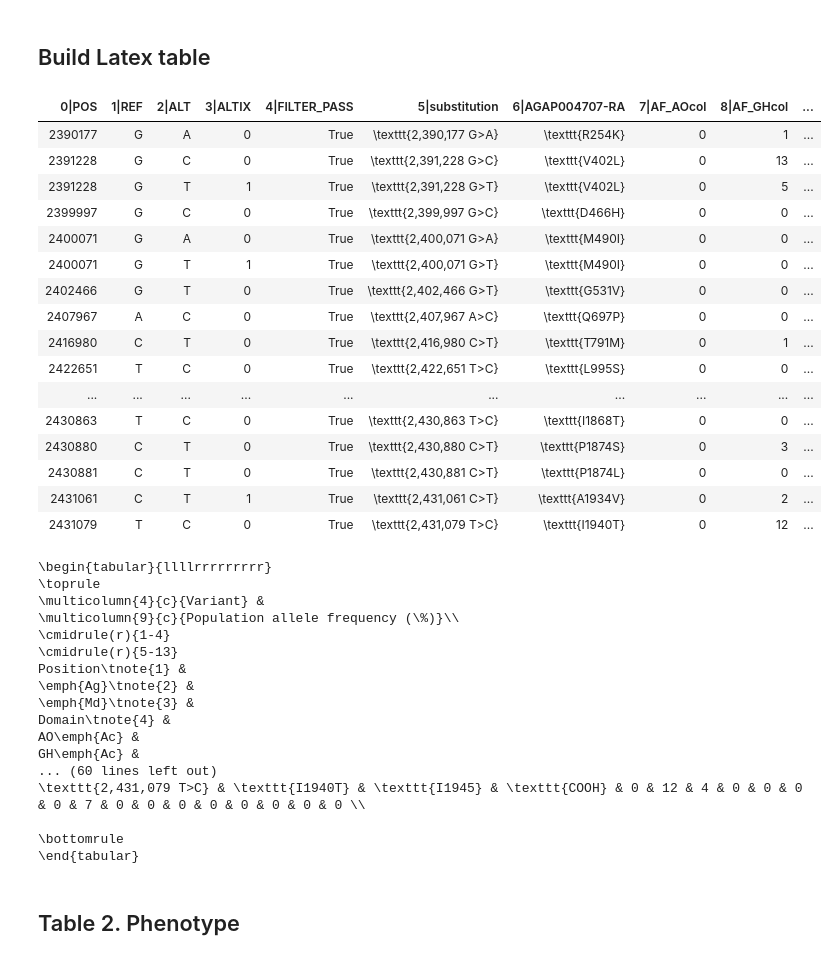
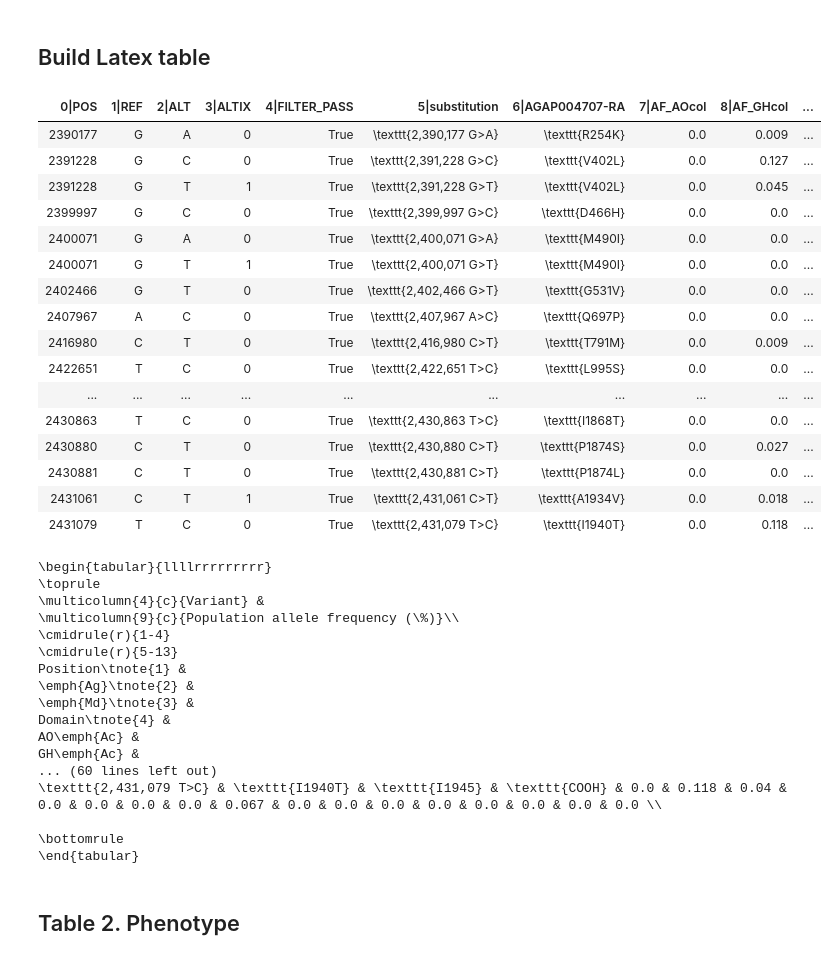
Before and after one commit to malariagen/ag1000g-phase2-vgsc-report, a Jupyter notebook: notebooks/table_Phase_2_vgsv_variants_missense_display.ipynb, the cells around one changed output. Drawn from its saved outputs; the diff is of its cells as text; code cells hidden in the pictures.

Commit message:
rounds allele freq to 3dp - see if it fits in table

```diff
--- a/notebooks/table_Phase_2_vgsv_variants_missense_display.ipynb
+++ b/notebooks/table_Phase_2_vgsv_variants_missense_display.ipynb
@@ -122,45 +122,45 @@ tbl_function = etl.wrap([
 ])
 # %%
 pop_ids = phase2_ar1.pop_ids
-
 tbl_variants_display = (
     tbl_variants_selected
     # keep only the fields we need
     .cut(['POS', 'REF', 'ALT', 'ALTIX', 'FILTER_PASS', 'AGAP004707-RA'] +
          ['AF_' + p for p in pop_ids])
     # join in function
     .leftjoin(tbl_function, key='AGAP004707-RA', missing='')
     # resort by position
     .sort(key='POS')
     # round allele frequencies to integer
-    .convert(['AF_' + p for p in pop_ids], lambda v: int(np.rint(v * 100)))
+    #.convert(['AF_' + p for p in pop_ids], lambda v: int(np.rint(v * 100)))
+    .convert(['AF_' + p for p in pop_ids], lambda v: round(v,3))
     # add the column of M. domestica codons
     .addcolumn('Md', MD_fix)
     # add a formatted "substitution" field
     .addfield('substitution', lambda row: '{:,} {}>{}'.format(row['POS'], row['REF'], row['ALT']), index=5)
     .convert(['substitution', 'Md', 'AGAP004707-RA', 'domain'], lambda v: r'\texttt{%s}' % v)
     .convert('substitution', lambda v, row: v + '*' if not row['FILTER_PASS'] else v, pass_row=True)
 #    .cutout('POS', 'REF', 'ALT', 'ALTIX', 'FILTER_PASS')
 )
 tbl_variants_display.displayall()
 # %% [output]
 | 0|POS | 1|REF | 2|ALT | 3|ALTIX | 4|FILTER_PASS | 5|substitution | 6|AGAP004707-RA | 7|AF_AOcol | 8|AF_GHcol | ... |
-| 2390177 | G | A | 0 | True | \texttt{2,390,177 G>A} | \texttt{R254K} | 0 | 1 | ... |
-| 2391228 | G | C | 0 | True | \texttt{2,391,228 G>C} | \texttt{V402L} | 0 | 13 | ... |
-| 2391228 | G | T | 1 | True | \texttt{2,391,228 G>T} | \texttt{V402L} | 0 | 5 | ... |
-| 2399997 | G | C | 0 | True | \texttt{2,399,997 G>C} | \texttt{D466H} | 0 | 0 | ... |
-| 2400071 | G | A | 0 | True | \texttt{2,400,071 G>A} | \texttt{M490I} | 0 | 0 | ... |
-| 2400071 | G | T | 1 | True | \texttt{2,400,071 G>T} | \texttt{M490I} | 0 | 0 | ... |
-| 2402466 | G | T | 0 | True | \texttt{2,402,466 G>T} | \texttt{G531V} | 0 | 0 | ... |
-| 2407967 | A | C | 0 | True | \texttt{2,407,967 A>C} | \texttt{Q697P} | 0 | 0 | ... |
-| 2416980 | C | T | 0 | True | \texttt{2,416,980 C>T} | \texttt{T791M} | 0 | 1 | ... |
-| 2422651 | T | C | 0 | True | \texttt{2,422,651 T>C} | \texttt{L995S} | 0 | 0 | ... |
+| 2390177 | G | A | 0 | True | \texttt{2,390,177 G>A} | \texttt{R254K} | 0.0 | 0.009 | ... |
+| 2391228 | G | C | 0 | True | \texttt{2,391,228 G>C} | \texttt{V402L} | 0.0 | 0.127 | ... |
+| 2391228 | G | T | 1 | True | \texttt{2,391,228 G>T} | \texttt{V402L} | 0.0 | 0.045 | ... |
+| 2399997 | G | C | 0 | True | \texttt{2,399,997 G>C} | \texttt{D466H} | 0.0 | 0.0 | ... |
+| 2400071 | G | A | 0 | True | \texttt{2,400,071 G>A} | \texttt{M490I} | 0.0 | 0.0 | ... |
+| 2400071 | G | T | 1 | True | \texttt{2,400,071 G>T} | \texttt{M490I} | 0.0 | 0.0 | ... |
+| 2402466 | G | T | 0 | True | \texttt{2,402,466 G>T} | \texttt{G531V} | 0.0 | 0.0 | ... |
+| 2407967 | A | C | 0 | True | \texttt{2,407,967 A>C} | \texttt{Q697P} | 0.0 | 0.0 | ... |
+| 2416980 | C | T | 0 | True | \texttt{2,416,980 C>T} | \texttt{T791M} | 0.0 | 0.009 | ... |
+| 2422651 | T | C | 0 | True | \texttt{2,422,651 T>C} | \texttt{L995S} | 0.0 | 0.0 | ... |
 | ... | ... | ... | ... | ... | ... | ... | ... | ... | ... |
-| 2430863 | T | C | 0 | True | \texttt{2,430,863 T>C} | \texttt{I1868T} | 0 | 0 | ... |
-| 2430880 | C | T | 0 | True | \texttt{2,430,880 C>T} | \texttt{P1874S} | 0 | 3 | ... |
-| 2430881 | C | T | 0 | True | \texttt{2,430,881 C>T} | \texttt{P1874L} | 0 | 0 | ... |
-| 2431061 | C | T | 1 | True | \texttt{2,431,061 C>T} | \texttt{A1934V} | 0 | 2 | ... |
-| 2431079 | T | C | 0 | True | \texttt{2,431,079 T>C} | \texttt{I1940T} | 0 | 12 | ... |
+| 2430863 | T | C | 0 | True | \texttt{2,430,863 T>C} | \texttt{I1868T} | 0.0 | 0.0 | ... |
+| 2430880 | C | T | 0 | True | \texttt{2,430,880 C>T} | \texttt{P1874S} | 0.0 | 0.027 | ... |
+| 2430881 | C | T | 0 | True | \texttt{2,430,881 C>T} | \texttt{P1874L} | 0.0 | 0.0 | ... |
+| 2431061 | C | T | 1 | True | \texttt{2,431,061 C>T} | \texttt{A1934V} | 0.0 | 0.018 | ... |
+| 2431079 | T | C | 0 | True | \texttt{2,431,079 T>C} | \texttt{I1940T} | 0.0 | 0.118 | ... |
 # %%
 prologue = r"""
 \begin{tabular}{llllrrrrrrrrr}
@@ -219,7 +219,7 @@ Domain\tnote{4} &
 AO\emph{Ac} &
 GH\emph{Ac} &
 ... (60 lines left out)
-\texttt{2,431,079 T>C} & \texttt{I1940T} & \texttt{I1945} & \texttt{COOH} & 0 & 12 & 4 & 0 & 0 & 0 & 0 & 7 & 0 & 0 & 0 & 0 & 0 & 0 & 0 & 0 \\
+\texttt{2,431,079 T>C} & \texttt{I1940T} & \texttt{I1945} & \texttt{COOH} & 0.0 & 0.118 & 0.04 & 0.0 & 0.0 & 0.0 & 0.0 & 0.067 & 0.0 & 0.0 & 0.0 & 0.0 & 0.0 & 0.0 & 0.0 & 0.0 \\
 
 \bottomrule
 \end{tabular}
```
Also changed, not shown: 1 other file.
